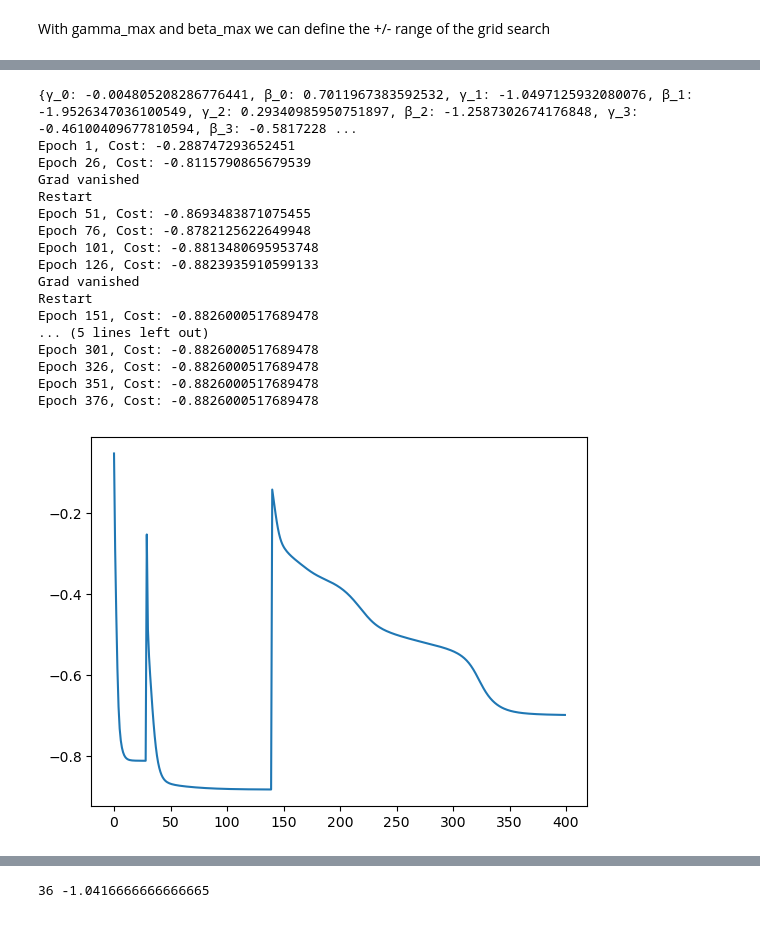
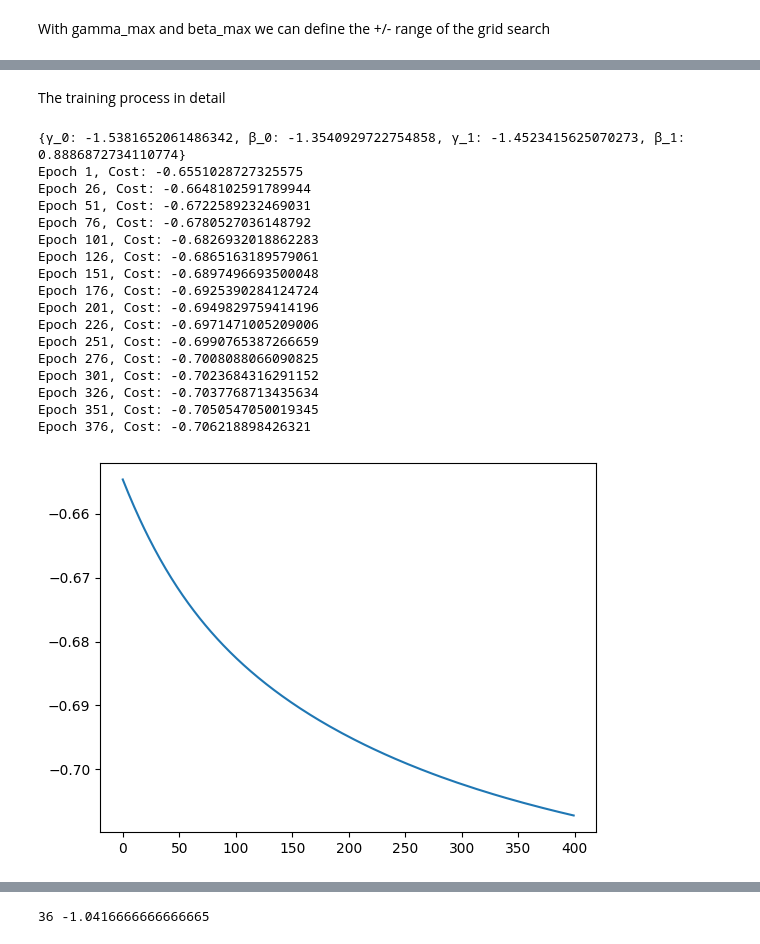
Before and after one commit to DanielPora/BILP-Q-version-for-Circ, a Jupyter notebook: multi_agent.ipynb, the cells around one changed output, grey strips where cells are left out. Cells and saved outputs as stored; diff of their text form; code cells hidden in the pictures.

```diff
--- a/multi_agent.ipynb
+++ b/multi_agent.ipynb
@@ -455,6 +457,10 @@ def Q_optim(param_dict, circuit, qubits, lr, epochs, rr = True, prints = True):
 # %%
-runs = 2
-p = 4
+runs = 1 # How many itterations of a set of hyperparemeters to run
+layers = [1, 2] # QAOA layers
+epochs =[200, 400]
+learning_rates = [0.1, 1]
+
+
 dataset = {'#Agents' : [],
            '#Layers' : [],
           'init' : [],
@@ -463,7 +469,7 @@ dataset = {'#Agents' : [],
            'LR': [],
           'TTE' : [],
           'Opt cost' : []}
-for layer in range(1,p+1):
+for layer in layers:
 
     # Parameters are introduced as 'symbols'. Symbols can be used like variables in a circuit but need to be 'resolved'
     # (get a value assigned to) when we want to simulate or run the circuit
@@ -481,8 +487,8 @@ for layer in range(1,p+1):
 
 
 
-    for ep in [200, 400, 600]:
-        for lr in [0.1, 1]:
+    for ep in epochs:
+        for lr in learning_rates:
             for i in range(layer):
                     param_dict[gamma[i]] = round(random.uniform(-2, 2),2)
                     param_dict[beta[i]] = round(random.uniform(-2, 2),2)
@@ -553,31 +542,30 @@ df
+# %% [markdown]
+The training process in detail
 # %%
-for i in range(p):
-    param_dict[gamma[i]] = random.uniform(-2, 2)
-    param_dict[beta[i]] = random.uniform(-2, 2)
 
 solutions = []
-#
+
 print(param_dict)
 
-solutions.append(Q_optim(param_dict, qaoa, qubits, 2, 400, rr = True, prints = True))
+solutions.append(Q_optim(param_dict, qaoa, qubits, lr=5, epochs=400, rr=True, prints=True))
 opt_params = dict()
 opt_params = solutions[0][0]
 # %% [output]
-{γ_0: -0.004805208286776441, β_0: 0.7011967383592532, γ_1: -1.0497125932080076, β_1: -1.9526347036100549, γ_2: 0.29340985950751897, β_2: -1.2587302674176848, γ_3: -0.46100409677810594, β_3: -0.5817228 ...
-Epoch 1, Cost: -0.288747293652451
-Epoch 26, Cost: -0.8115790865679539
-Grad vanished
-Restart
-Epoch 51, Cost: -0.8693483871075455
-Epoch 76, Cost: -0.8782125622649948
-Epoch 101, Cost: -0.8813480695953748
-Epoch 126, Cost: -0.8823935910599133
-Grad vanished
-Restart
-Epoch 151, Cost: -0.8826000517689478
-... (5 lines left out)
-Epoch 301, Cost: -0.8826000517689478
-Epoch 326, Cost: -0.8826000517689478
-Epoch 351, Cost: -0.8826000517689478
-Epoch 376, Cost: -0.8826000517689478
+{γ_0: -1.5381652061486342, β_0: -1.3540929722754858, γ_1: -1.4523415625070273, β_1: 0.8886872734110774}
+Epoch 1, Cost: -0.6551028727325575
+Epoch 26, Cost: -0.6648102591789944
+Epoch 51, Cost: -0.6722589232469031
+Epoch 76, Cost: -0.6780527036148792
+Epoch 101, Cost: -0.6826932018862283
+Epoch 126, Cost: -0.6865163189579061
+Epoch 151, Cost: -0.6897496693500048
+Epoch 176, Cost: -0.6925390284124724
+Epoch 201, Cost: -0.6949829759414196
+Epoch 226, Cost: -0.6971471005209006
+Epoch 251, Cost: -0.6990765387266659
+Epoch 276, Cost: -0.7008088066090825
+Epoch 301, Cost: -0.7023684316291152
+Epoch 326, Cost: -0.7037768713435634
+Epoch 351, Cost: -0.7050547050019345
+Epoch 376, Cost: -0.706218898426321
-[figure, old version]
+[figure, new version]
```
Also changed, not shown: parts of 11 cells of this notebook, 2 other files.
